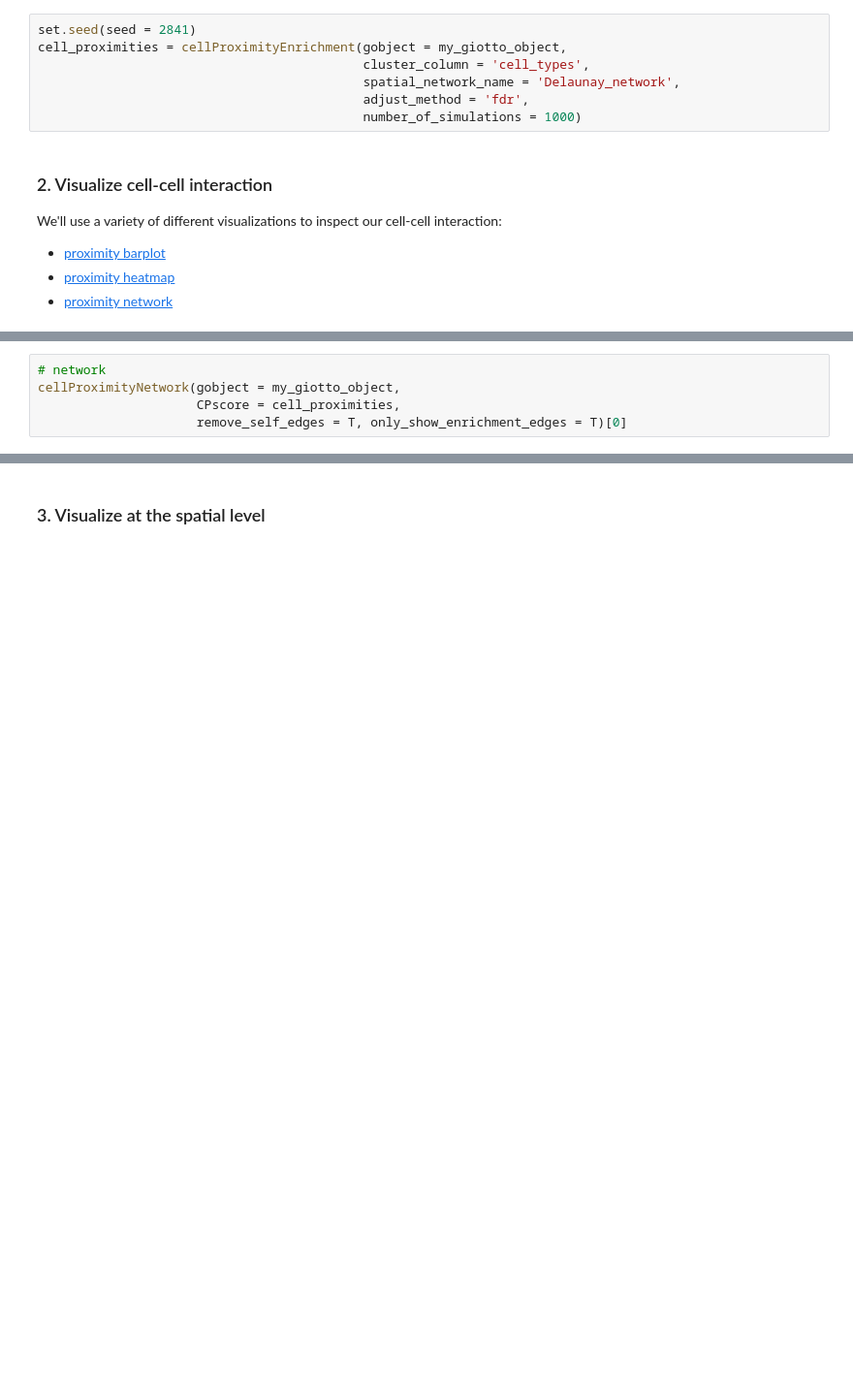
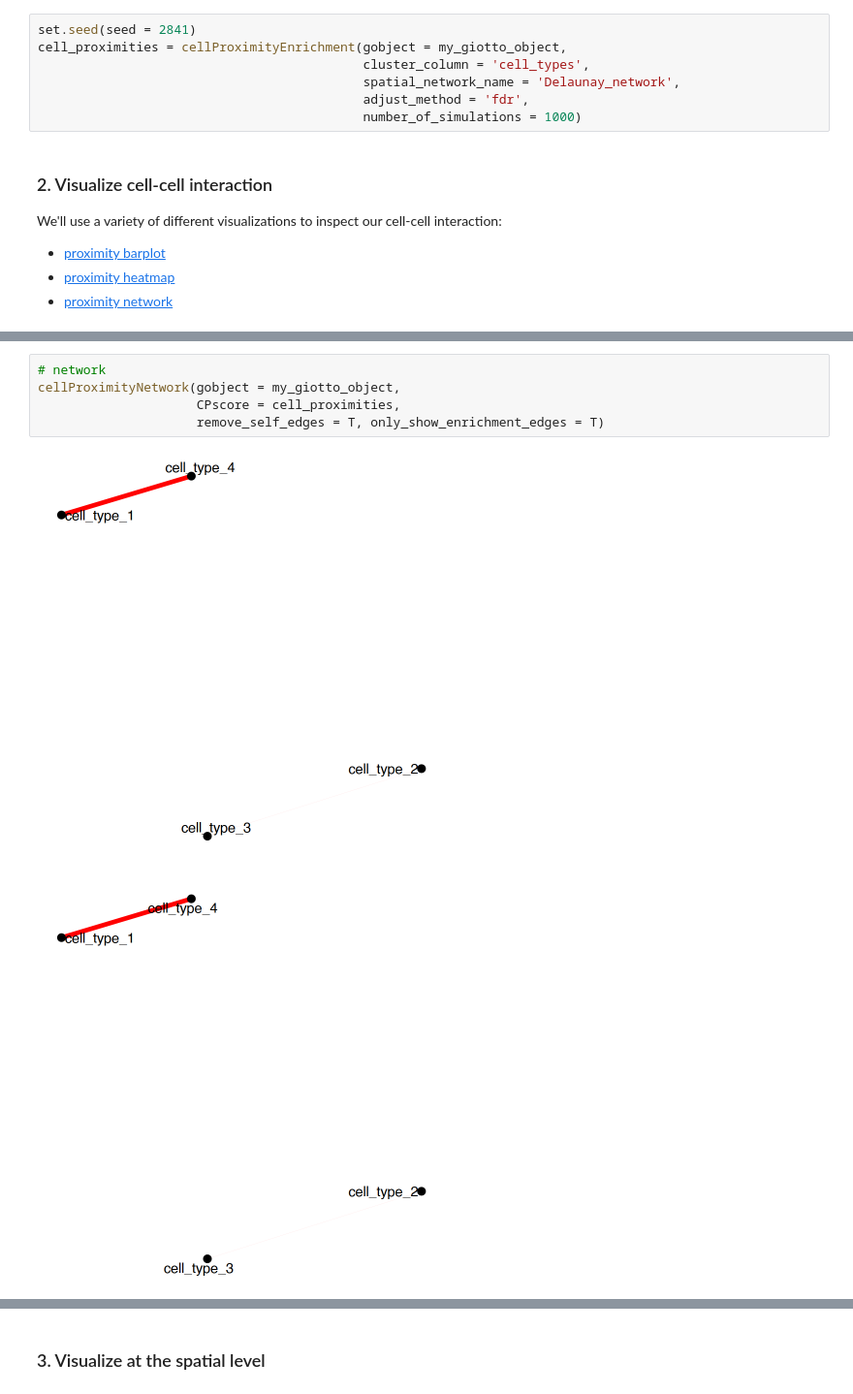
Before and after one commit to ndelrossi7/giotto-tutorial-binder, a Jupyter notebook: notebooks/12-Cell-Cell-Interaction-Enrichment.ipynb, the cells around one changed output, grey strips where cells are left out. Shown: that part at 97% size. Drawn from its saved outputs; the diff is of its cells as text; blank space fills up the shorter version.

```diff
--- a/notebooks/12-Cell-Cell-Interaction-Enrichment.ipynb
+++ b/notebooks/12-Cell-Cell-Interaction-Enrichment.ipynb
@@ -42,8 +108,11 @@ cellProximityHeatmap(gobject = my_giotto_object,
 # %%
 # network
 cellProximityNetwork(gobject = my_giotto_object,
                      CPscore = cell_proximities,
-                     remove_self_edges = T, only_show_enrichment_edges = T)[0]
+                     remove_self_edges = T, only_show_enrichment_edges = T)
+# %% [output]
+[figure, added]
+[figure, added]
 # %%
 # network with self-edges
 cellProximityNetwork(gobject = my_giotto_object,
```
Also changed, not shown: parts of 7 cells of this notebook.
